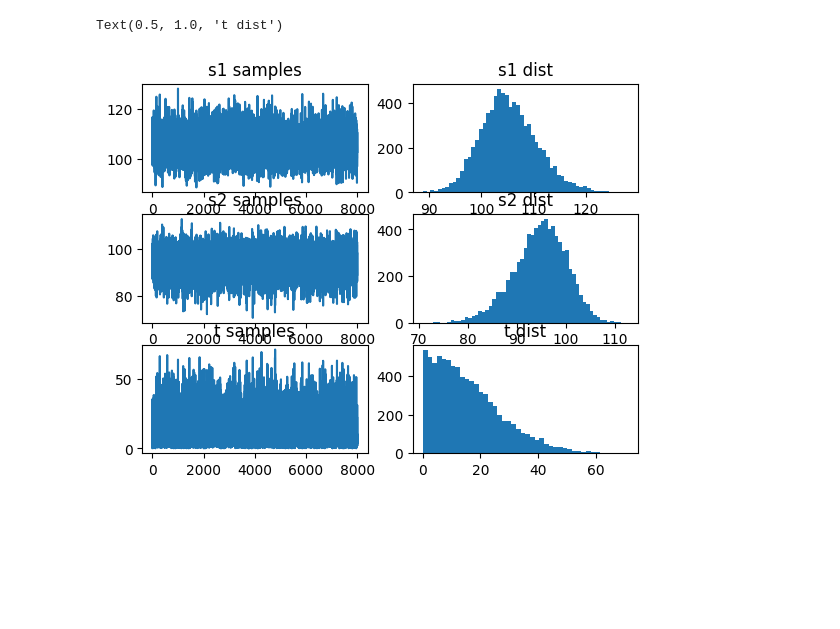
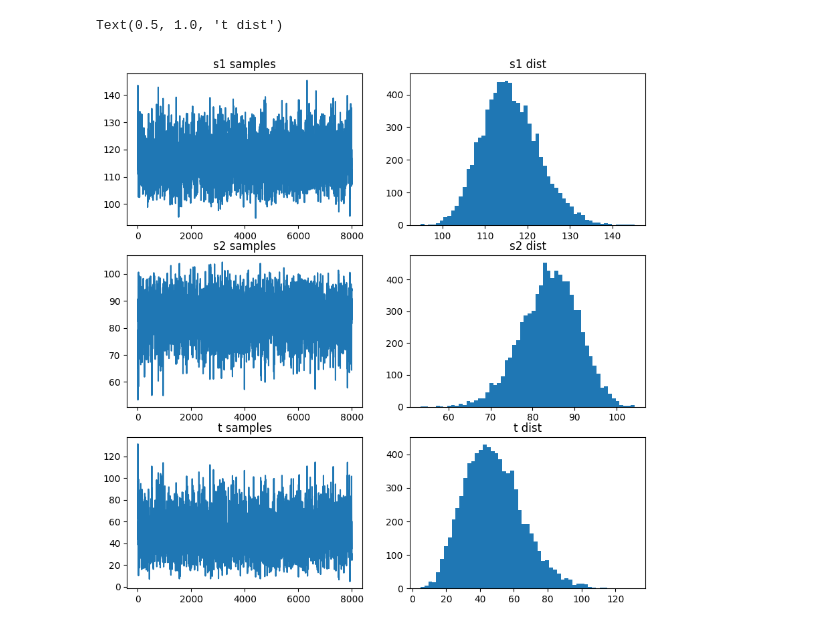
Before and after one commit to GurKarlsson/APMASK, a Jupyter notebook: bös.ipynb, the cells around one changed output. Saved outputs shown, nothing was run; the diff lists cells and outputs as text; code cells hidden in the pictures; blank space fills up the shorter version.

```diff
--- a/bös.ipynb
+++ b/bös.ipynb
@@ -66,42 +66,42 @@ def gibbs_sample(N, mu_s1, var_s1, mu_s2, var_s2, t_param, var_t):
     return(s_1, s_2, t)
 # %%
 iter = 10000
-s1, s2, t = gibbs_sample(iter, 100, 20, 100, 20, 20, 20)
+s1, s2, t = gibbs_sample(iter, 100, 20, 100, 20, 0, 20)
 # %%
 burnin = 2000
 
 iterations_num = [i + 1 for i in range(iter-burnin)]
 
-
+plt.rcParams['figure.figsize'] = [10, 10]
 fig, axs = plt.subplots(3, 2)
 
 axs[0, 0].plot(iterations_num,s1[burnin:])
 axs[0, 0].set_title("s1 samples")
 axs[0, 1].hist(s1[burnin:],bins = "auto")
 axs[0, 1].set_title("s1 dist")
 axs[1, 0].plot(iterations_num,s2[burnin:])
 axs[1, 0].set_title("s2 samples")
 axs[1, 1].hist(s2[burnin:],bins = "auto")
 axs[1, 1].set_title("s2 dist")
 axs[2, 0].plot(iterations_num,t[burnin:])
 axs[2, 0].set_title("t samples")
 axs[2, 1].hist(t[burnin:],bins = "auto")
 axs[2, 1].set_title("t dist")
 
 
 
 # plt.plot(iterations_num,s1[burnin:])
 # plt.show()
 # plt.hist(s1[burnin:],bins = "auto")
 # plt.show()
 # plt.plot(iterations_num,s2[burnin:])
 # plt.show()
 # plt.hist(s2[burnin:],bins = "auto")
 # plt.show()
 # plt.plot(iterations_num,t[burnin:])
 # plt.show()
 # plt.hist(t[burnin:],bins = "auto")
 # plt.show()
 # %% [output]
 Text(0.5, 1.0, 't dist')
-[figure, old version]
+[figure, new version]
```
Also changed, not shown: parts of 1 cell of this notebook.
